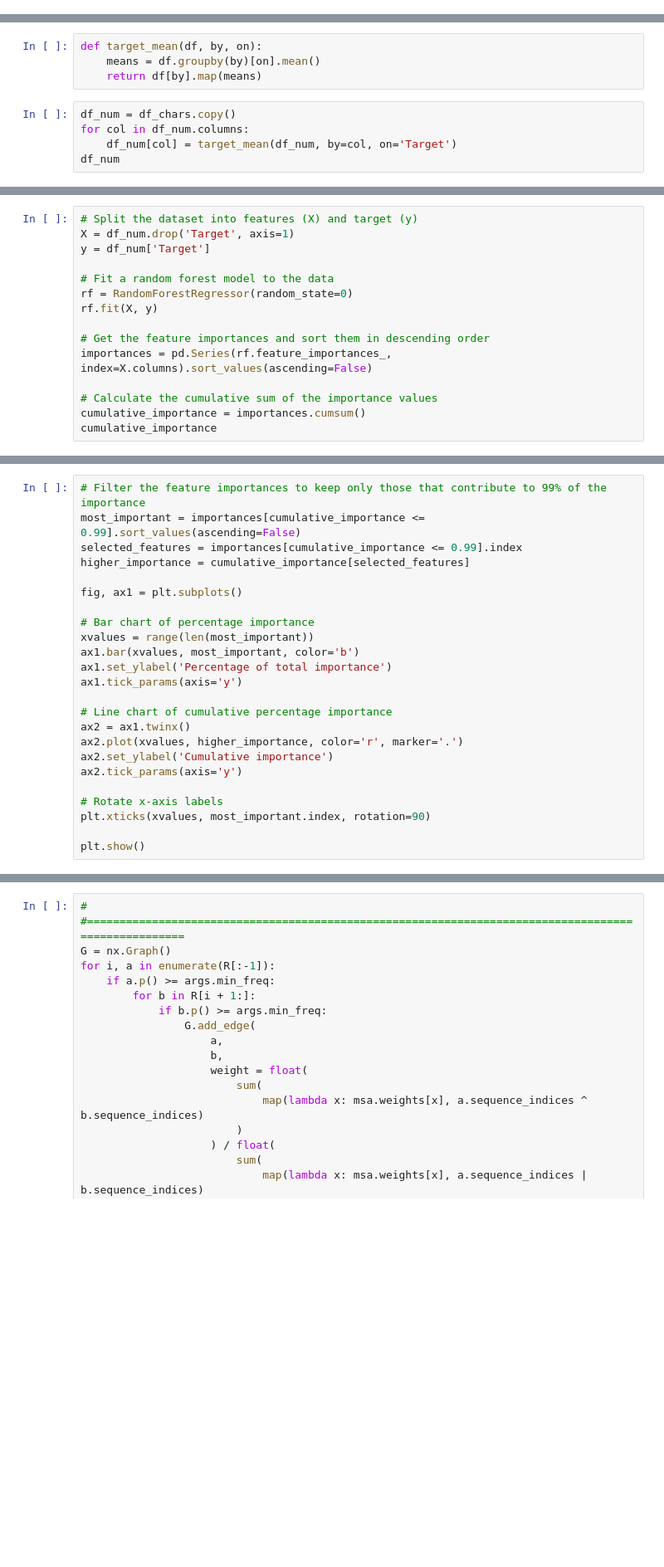
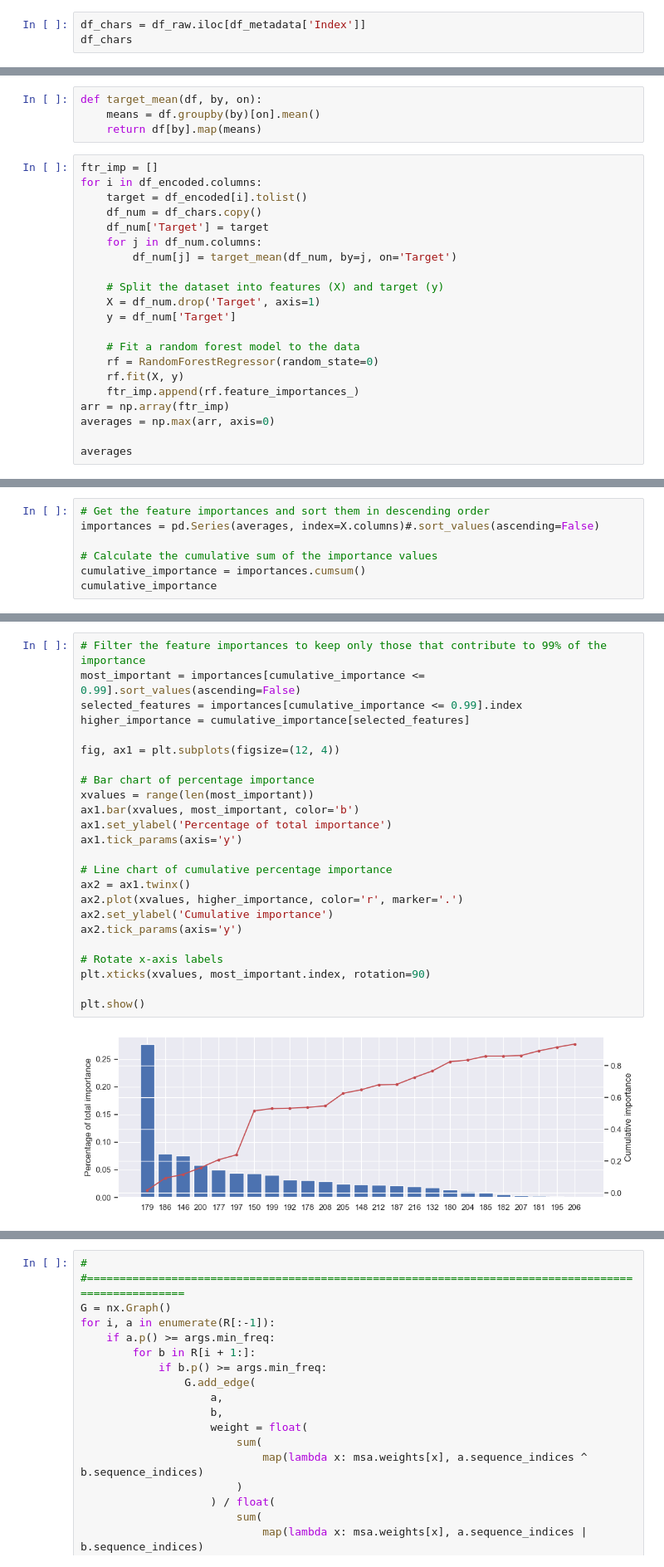
Before and after one commit to lcobiodata/msautils, a Jupyter notebook: examples/ring-hydroxylating_dioxygenase/example_ring-hydroxylating_dioxygenase.ipynb, the cells around one changed output, grey strips where cells are left out. Shown at 83% size. Cells and saved outputs as stored; diff of their text form; blank space fills up the shorter version.

Commit message:
Made progress until feature importance

```diff
--- a/examples/ring-hydroxylating_dioxygenase/example_ring-hydroxylating_dioxygenase.ipynb
+++ b/examples/ring-hydroxylating_dioxygenase/example_ring-hydroxylating_dioxygenase.ipynb
@@ -153,0 +242,3 @@ df_chars
+# %%
+df_chars = df_raw.iloc[df_metadata['Index']]
+df_chars
@@ -155,8 +260,24 @@ df_chars
 def target_mean(df, by, on):
     means = df.groupby(by)[on].mean()
     return df[by].map(means)
-# %%
-df_num = df_chars.copy()
-for col in df_num.columns:
-    df_num[col] = target_mean(df_num, by=col, on='Target')
-df_num
+# %%
+ftr_imp = []
+for i in df_encoded.columns:
+    target = df_encoded[i].tolist()
+    df_num = df_chars.copy()
+    df_num['Target'] = target
+    for j in df_num.columns:
+        df_num[j] = target_mean(df_num, by=j, on='Target')
+
+    # Split the dataset into features (X) and target (y)
+    X = df_num.drop('Target', axis=1)
+    y = df_num['Target']
+
+    # Fit a random forest model to the data
+    rf = RandomForestRegressor(random_state=0)
+    rf.fit(X, y)
+    ftr_imp.append(rf.feature_importances_)
+arr = np.array(ftr_imp)
+averages = np.max(arr, axis=0)
+
+averages
@@ -163,14 +302,6 @@ df_num
 # %%
-# Split the dataset into features (X) and target (y)
-X = df_num.drop('Target', axis=1)
-y = df_num['Target']
-
-# Fit a random forest model to the data
-rf = RandomForestRegressor(random_state=0)
-rf.fit(X, y)
-
 # Get the feature importances and sort them in descending order
-importances = pd.Series(rf.feature_importances_, index=X.columns).sort_values(ascending=False)
+importances = pd.Series(averages, index=X.columns)#.sort_values(ascending=False)
 
 # Calculate the cumulative sum of the importance values
 cumulative_importance = importances.cumsum()
@@ -178,27 +322,29 @@ cumulative_importance
 # %%
 # Filter the feature importances to keep only those that contribute to 99% of the importance
 most_important = importances[cumulative_importance <= 0.99].sort_values(ascending=False)
 selected_features = importances[cumulative_importance <= 0.99].index
 higher_importance = cumulative_importance[selected_features]
 
-fig, ax1 = plt.subplots()
+fig, ax1 = plt.subplots(figsize=(12, 4))
 
 # Bar chart of percentage importance
 xvalues = range(len(most_important))
 ax1.bar(xvalues, most_important, color='b')
 ax1.set_ylabel('Percentage of total importance')
 ax1.tick_params(axis='y')
 
 # Line chart of cumulative percentage importance
 ax2 = ax1.twinx()
 ax2.plot(xvalues, higher_importance, color='r', marker='.')
 ax2.set_ylabel('Cumulative importance')
 ax2.tick_params(axis='y')
 
 # Rotate x-axis labels
 plt.xticks(xvalues, most_important.index, rotation=90)
 
 plt.show()
+# %% [output]
+[figure, added]
 # %%
 # Select only the columns corresponding to the selected features
 df_selected = df_num[selected_features]
```
Also changed, not shown: parts of 28 cells of this notebook, 3 other files.
